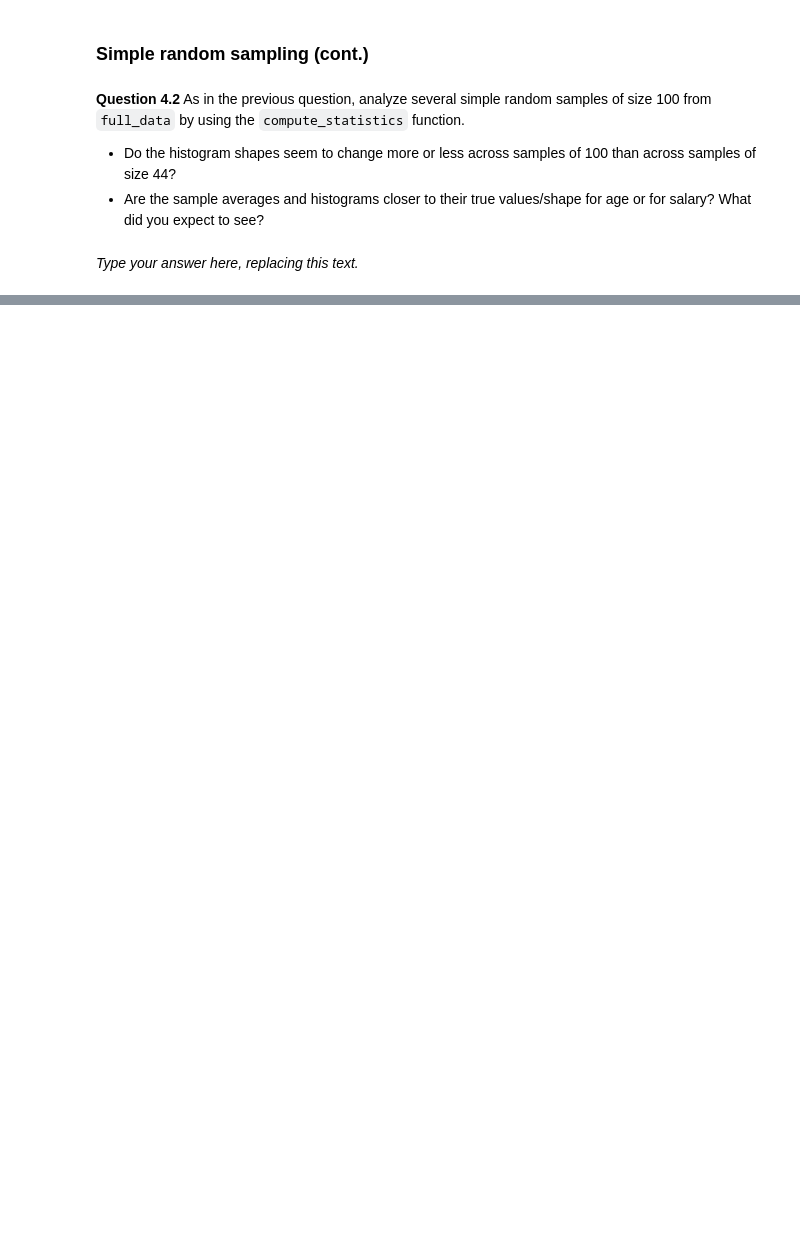
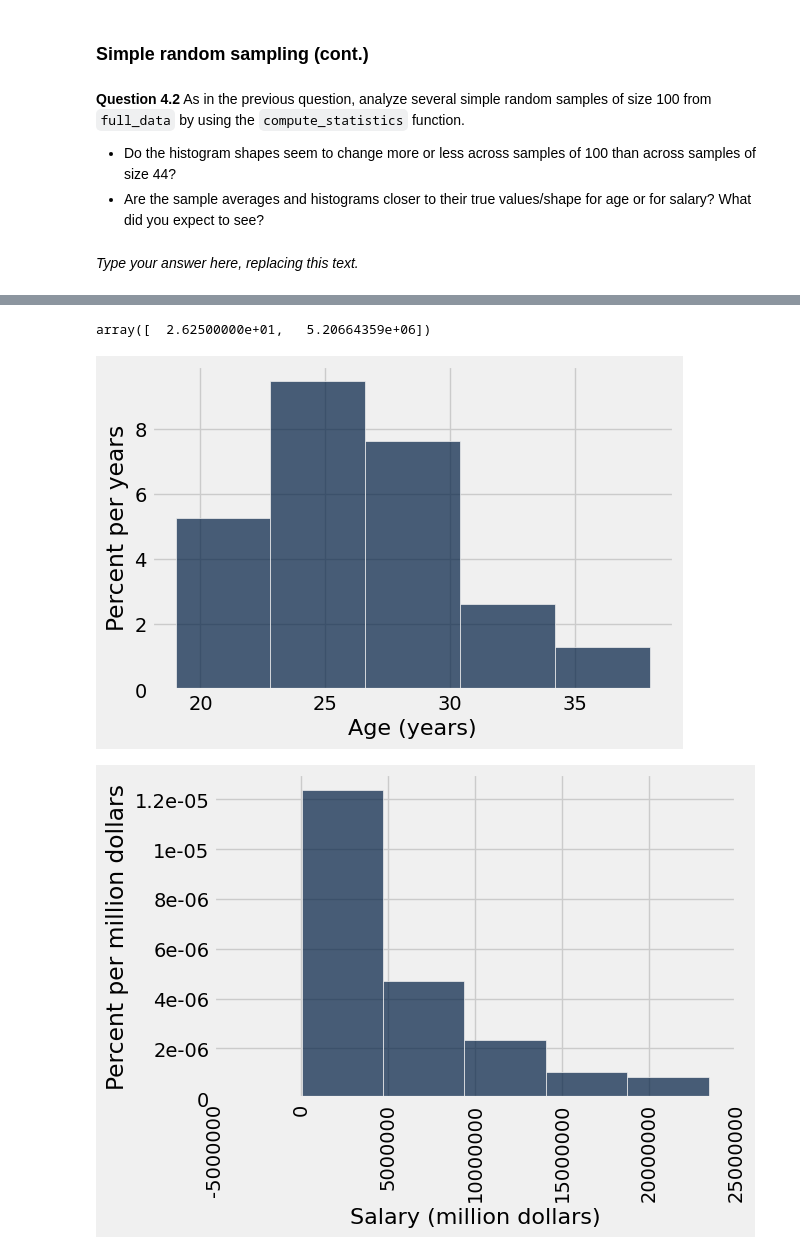
Before and after one commit to trentonbates/fall-24-data1350, a Jupyter notebook: Labs/lab05/lab05.ipynb, the cells around one changed output, grey strips where cells are left out. Cells and saved outputs as stored; diff of their text form; code cells hidden in the pictures; blank space fills up the shorter version.

```diff
--- a/Labs/lab05/lab05.ipynb
+++ b/Labs/lab05/lab05.ipynb
@@ -468,6 +497,10 @@ _Type your answer here, replacing this text._
 # %% [markdown]
 <!-- BEGIN QUESTION -->
 # %%
-my_large_srswor_data = ...
-my_large_stats = ...
+my_large_srswor_data = full_data.sample(100, with_replacement=False)
+my_large_stats = compute_statistics(my_large_srswor_data)
 my_large_stats
+# %% [output]
+array([  2.62500000e+01,   5.20664359e+06])
+[figure, added]
+[figure, added]
```
Also changed, not shown: parts of 12 cells of this notebook, 3 other files.
